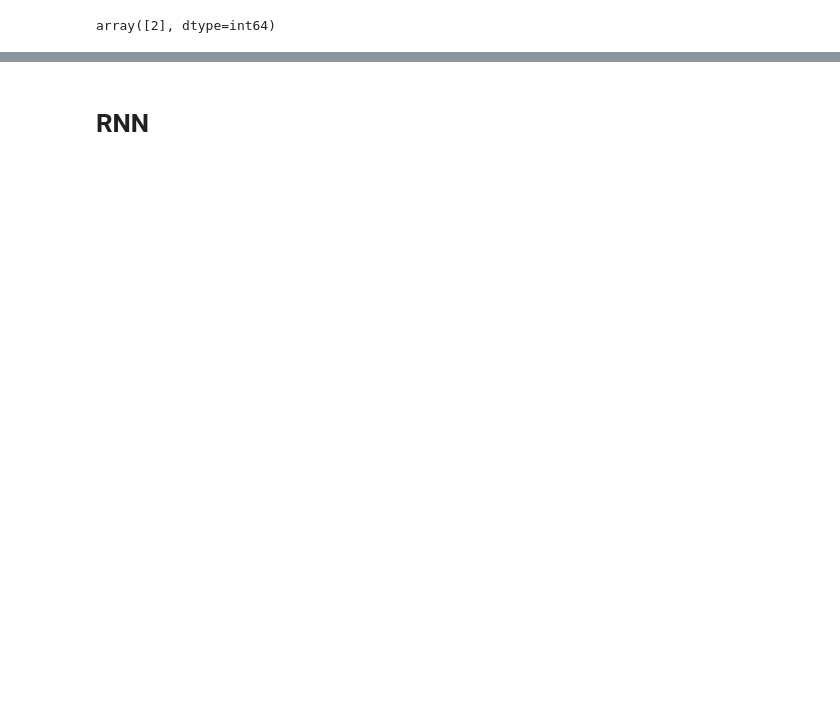
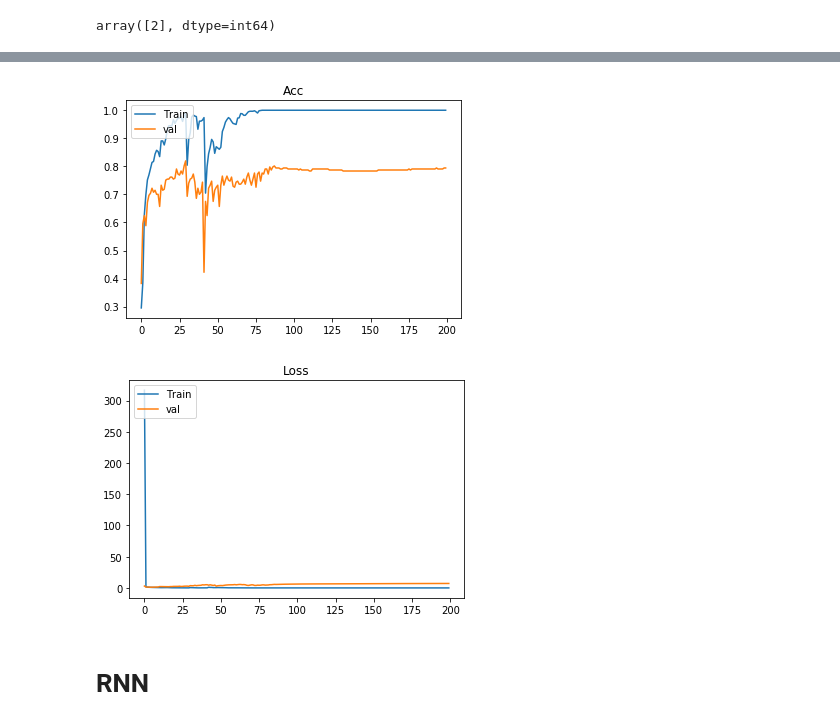
Before and after one commit to optyingale/AIML_community, a Jupyter notebook: Deep Learning Fall Detection/Final Project/Week 4 and 5 Neural Net, CNN, RNN and LSTM.ipynb, the cells around one changed output, grey strips where cells are left out. Saved outputs shown, nothing was run; the diff lists cells and outputs as text; code cells hidden in the pictures; blank space fills up the shorter version.

```diff
--- a/Deep Learning Fall Detection/Final Project/Week 4 and 5 Neural Net, CNN, RNN and LSTM.ipynb
+++ b/Deep Learning Fall Detection/Final Project/Week 4 and 5 Neural Net, CNN, RNN and LSTM.ipynb
@@ -386,0 +299,7 @@ array([[ 266,    2,    0,    0,    0,    0],
+# %%
+# Necessary modifications for CNN
+X_CNN = X_CNN.reshape(X_CNN.shape[0],
+                      X_CNN.shape[1],
+                      X_CNN.shape[2],
+                      1)
+X_CNN.shape
@@ -386,0 +308,5 @@ array([[ 266,    2,    0,    0,    0,    0],
+# %%
+sss = model_selection.StratifiedShuffleSplit(n_splits=1, test_size=0.2)
+
+for train_index, test_index in sss.split(X_CNN, Y_CNN):
+    print("TRAIN shape : ", train_index.shape, "\nTEST shape : ", test_index.shape)
@@ -386,0 +316,13 @@ array([[ 266,    2,    0,    0,    0,    0],
+# %%
+model_CNN = tf.keras.Sequential([tf.keras.layers.Conv2D(64, kernel_size=(2,2), activation="relu", name="Conv_1",
+                                                        input_shape=X_CNN[0].shape),
+                                 tf.keras.layers.Conv2D(64, kernel_size=(2,2), activation="relu", name="Conv_2"),
+                                 tf.keras.layers.Flatten(),
+                                 tf.keras.layers.Dense(32, activation="relu", name="Dense_1"),
+                                 tf.keras.layers.Dense(32, activation="relu", name="Dense_2"),
+                                 tf.keras.layers.Dense(len(enc.classes_), activation="softmax", name="Dense_OP")])
+#print(model.weights)
+model_CNN.compile(loss='categorical_crossentropy',
+              optimizer='adam',
+              metrics=['accuracy'])
+model_CNN.summary()
@@ -386,0 +350,5 @@ array([[ 266,    2,    0,    0,    0,    0],
+# %%
+history_CNN = model_CNN.fit(X_CNN[train_index], ohe.transform(Y_CNN[train_index].reshape(-1,1)).toarray(),
+                            validation_data=(X_CNN[test_index], ohe.transform(Y_CNN[test_index].reshape(-1,1)).toarray()),
+                            batch_size=64, epochs=200, verbose=1)
+model_CNN.save('CNN', save_format='h5')
@@ -387,3 +373,18 @@ array([[ 266,    2,    0,    0,    0,    0],
+# %%
+plt.plot(history_CNN.epoch, history_CNN.history['acc'])
+plt.plot(history_CNN.epoch, history_CNN.history['val_acc'])
+plt.title('Acc')
+plt.legend(['Train', "val"], loc='upper left')
+plt.show()
+
+plt.plot(history_CNN.epoch, history_CNN.history['loss'])
+plt.plot(history_CNN.epoch, history_CNN.history['val_loss'])
+plt.title('Loss')
+plt.legend(['Train', "val"], loc='upper left')
+plt.show()
+# %% [output]
+[figure, added]
+[figure, added]
 # %% [markdown]
 # RNN
 # %%
```
Also changed, not shown: parts of 23 cells of this notebook, 6 other files.
